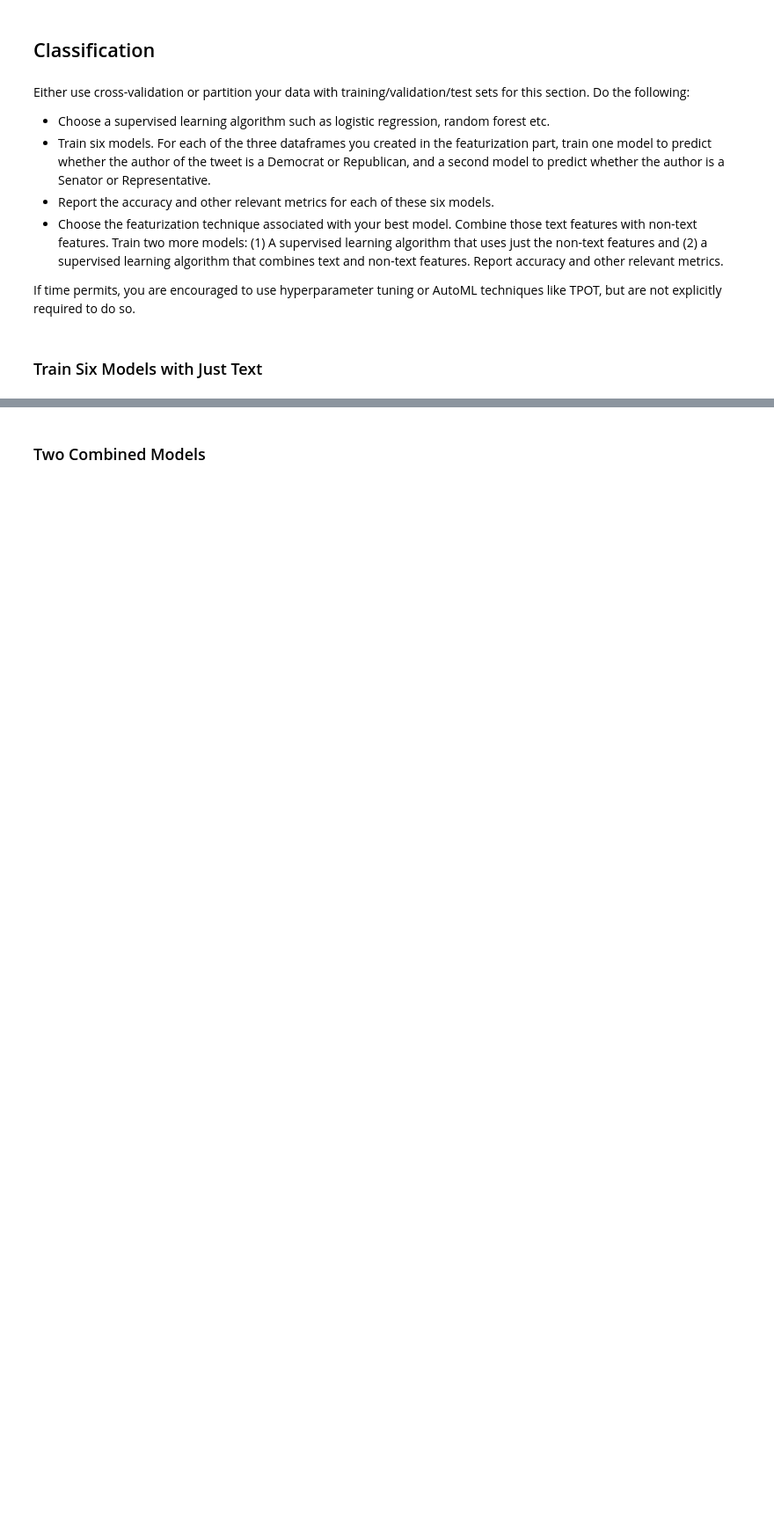
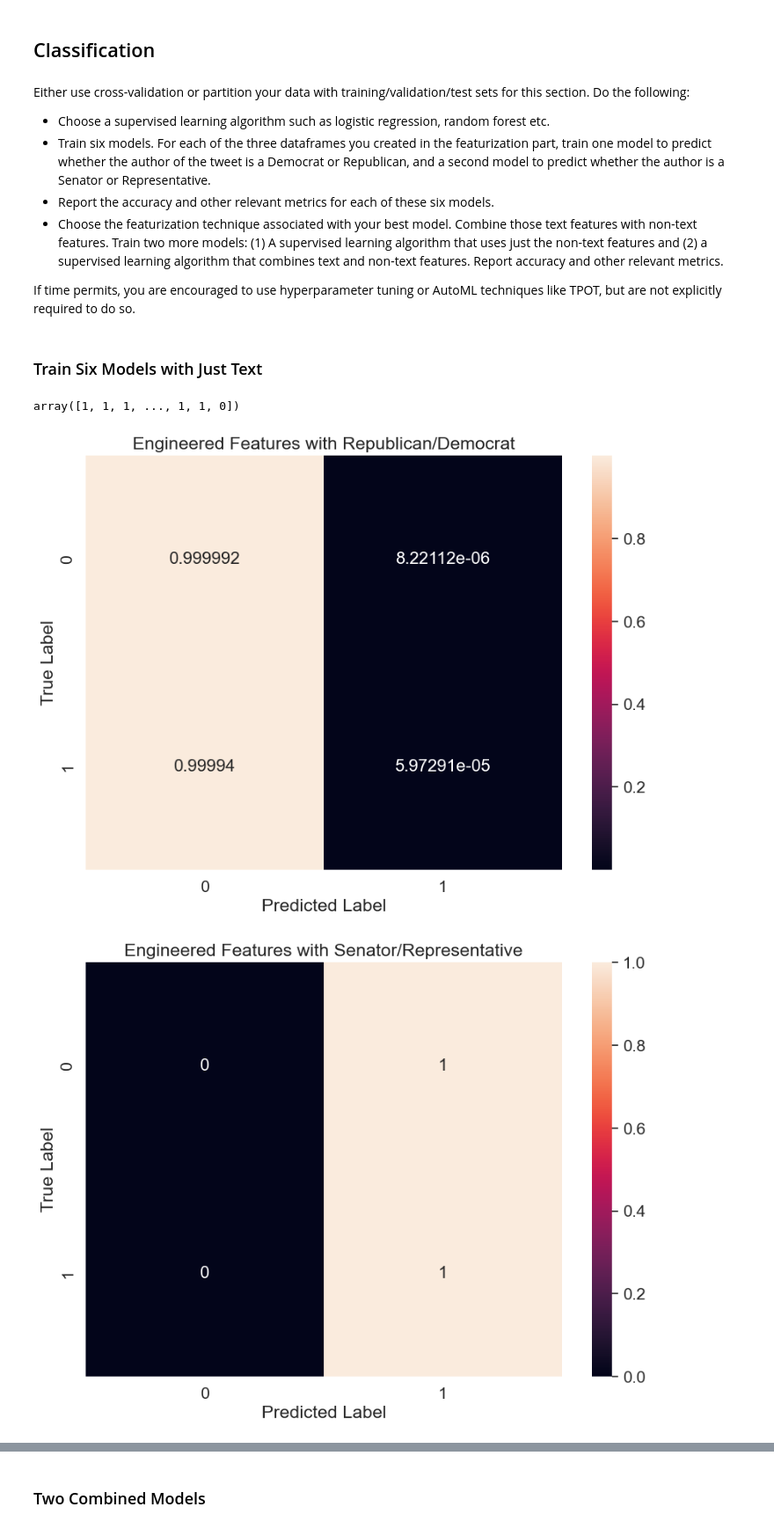
Before and after one commit to erawn/273M, a Jupyter notebook: Projects/Project 5/Project 5 Student.ipynb, the cells around one changed output, grey strips where cells are left out. Shown: that part at 88% size. Drawn from its saved outputs; the diff is of its cells as text; code cells hidden in the pictures; blank space fills up the shorter version.

```diff
--- a/Projects/Project 5/Project 5 Student.ipynb
+++ b/Projects/Project 5/Project 5 Student.ipynb
@@ -270,2 +285,3 @@ def document_vector(word2vec_model, doc):
 # %%
 # embedding based featurization
+doc_embeddings = [document_vector(model,token_list) for token_list in tokens_np]
@@ -283,3 +294,7 @@ shape: (5, 20)
+# %%
+
+cleaned_doc_embeddings = [numpy.zeros(100) if emb is None else emb for emb in doc_embeddings ]
+doc_embeddings = numpy.array(cleaned_doc_embeddings)
 # %% [markdown]
 ## Classification
 # %% [markdown]
@@ -307,11 +318,31 @@ target_labels = ["Republican/Democrat","Senator/Representative"]
+# %%
+
+party_np = tweets.select(pl.col('party')).to_series().to_numpy()
+party_np[party_np == "Republican"] = 1
+party_np[party_np == "Democrat"] = 0
+
+position_np = tweets.select(pl.col('position')).to_series().to_numpy()
+position_np[position_np == "Rep"] = 1
+position_np[position_np == "Sen"] = 0
+
+targets = [party_np.astype(int),position_np.astype(int)]
+
+# lb_style = LabelBinarizer()
+# print(position_np[0:50])
+# t = lb_style.fit_transform(position_np)
+t = targets[1]
+t
+# %% [output]
+array([1, 1, 1, ..., 1, 1, 0])
 # %%
-for dataframe, technique in zip(dataframes, techniques):
-    for target, target_label in zip(targets,target_labels):
+def logisticRegressionBatch(dataframes, techniques,targets,target_labels, target_cat_labels):
+    for dataframe, technique in zip(dataframes, techniques):
+        for target, target_label, target_cat_label in zip(targets,target_labels, target_cat_labels):
             X_train, X_test, y_train, y_test = train_test_split(dataframe,
                                                         target,
                                                         train_size = .80,
                                                         test_size=0.20,
-                                                        random_state = 10)
+                                                        random_state = 125)
             logit_reg = LogisticRegression()
             logit_model = logit_reg.fit(X_train,
                                         y_train.ravel())
@@ -319,3 +350,21 @@ for dataframe, technique in zip(dataframes, techniques):
             y_pred = logit_model.predict(X_test)
 
             cf_matrix = confusion_matrix(y_test,y_pred,normalize = 'true')
+            cf_df = pl.from_numpy(cf_matrix)
+            cf_df.columns = [target_cat_label[0], target_cat_label[1]]
+            plt.figure(figsize = (10,7)) # set figure size specifications
+            sns.set(font_scale=1.4)      # set label size
+            sns.heatmap(cf_df,           # specify dataset
+                annot=True,
+                annot_kws={"size": 16},
+                fmt='g')
+
+            plt.title(technique + " with " + target_label)
+            plt.xlabel("Predicted Label")
+            plt.ylabel("True Label")
+            plt.show()
+# %%
+logisticRegressionBatch(dataframes, techniques,targets,target_labels, target_cat_labels)
+# %% [output]
+[figure, added]
+[figure, added]
```
Also changed, not shown: parts of 32 cells of this notebook.
